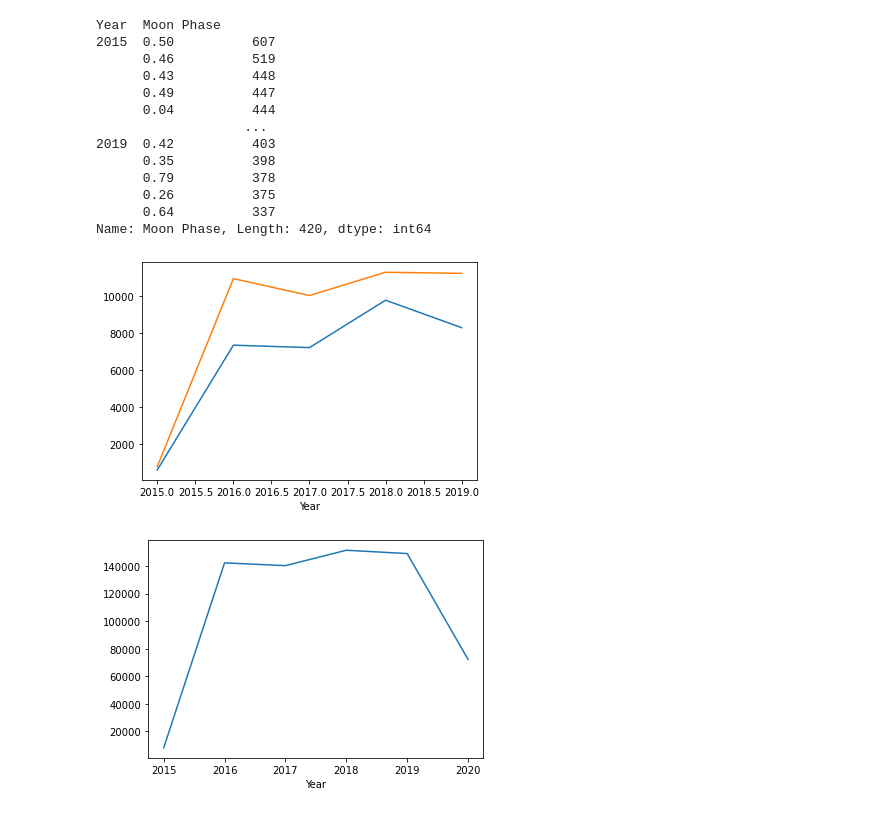
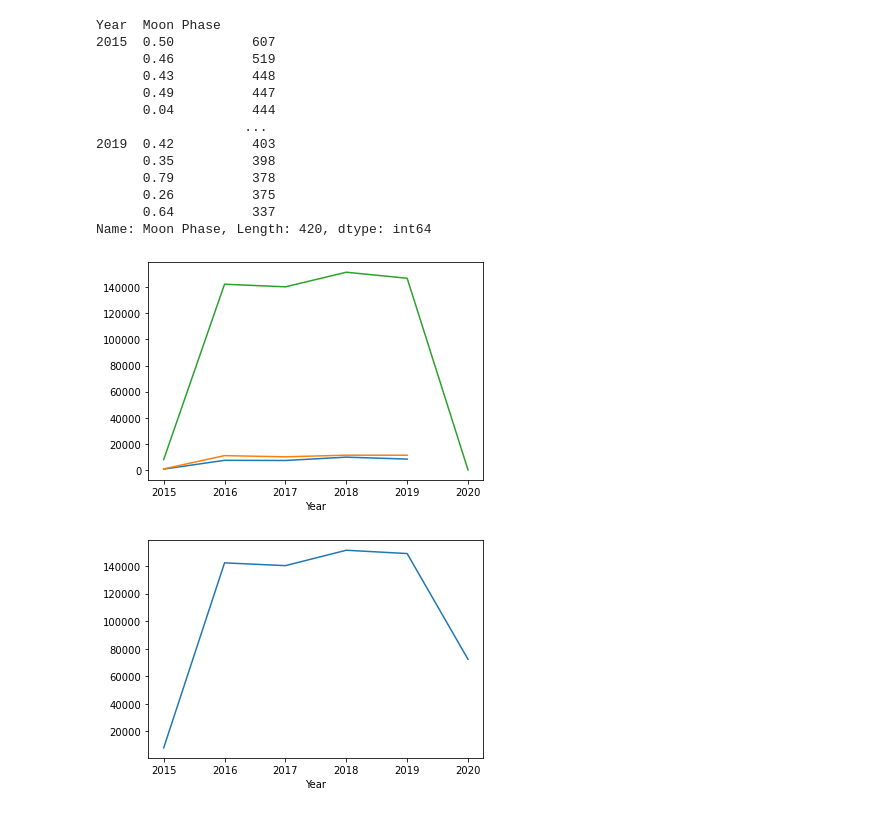
Before and after one commit to ytran010/The_Werewolves, a Jupyter notebook: Yvonne.ipynb, the cells around one changed output. Saved outputs shown, nothing was run; the diff lists cells and outputs as text; code cells hidden in the pictures.

```diff
--- a/Yvonne.ipynb
+++ b/Yvonne.ipynb
@@ -145,38 +145,38 @@ full_df = werewolf_df.loc[werewolf_df["Moon Phase"] == 0.5]
 group_year1 = full_df.groupby("Year")
 full_count = group_year1["Moon Phase"].count()
 moon_line = full_count.plot(kind = "line")
 
 new_df = werewolf_df.loc[(werewolf_df["Moon Phase"] == 0)|(werewolf_df["Moon Phase"] == 1)]
 group_year2 = new_df.groupby("Year")
 new_count = group_year2["Moon Phase"].count()
 moon_line2 = new_count.plot(kind = "line")
 
-# other_df = werewolf_df.loc[(werewolf_df["Moon Phase"]!=0.5)|(werewolf_df["Moon Phase"]!=0)|(werewolf_df["Moon Phase"]!=1)]
-# group_year3 = other_df.groupby("Year")
-# other_count = group_year3["Moon Phase"].count()
-# moon_line3 = other_count.plot(kind = "line")
+other_df = werewolf_df.loc[(werewolf_df["Moon Phase"]!=0.5)|(werewolf_df["Moon Phase"]!=0)|(werewolf_df["Moon Phase"]!=1)]
+group_year3 = other_df.groupby("Year")
+other_count = group_year3["Moon Phase"].count()
+moon_line3 = other_count.plot(kind = "line")
 
 # year_count = group_moon_phase["Emergency Reason"].count()
 # moon_line = emergency_count.plot(kind = "line")
 
 # moon_line
 # full = werewolf_df.loc[werewolf_df["Moon Phase"] == 0.5]
 # new_end = werewolf_df.loc[werewolf_df["Moon Phase"]==0]
 # new_begin = werewolf_df.loc[werewolf_df["Moon Phase"]==1]
 # emergency_reason = werewolf_df["Emergency Reason"]
 # year = werewolf_df["Year"]
 # year_df = pd.DataFrame({
 #     "Full Moons" : full,
 #     "New Moons (Begins)": new_begin,
 #     "New Moons (Ends)": new_end,
 #     "Emergency Reason": emergency_reason,
 #     "Year": year
 # year = werewolf_df["Year"].unique()
 
 # moon_phase = werewolf_df["Moon Phase"]
 # plt.plot(year, moon_phase)
 # %% [output]
-[figure, old version]
+[figure, new version]
 # %%
 # %% [output]
 [figure]
```
Also changed, not shown: 1 other file.
